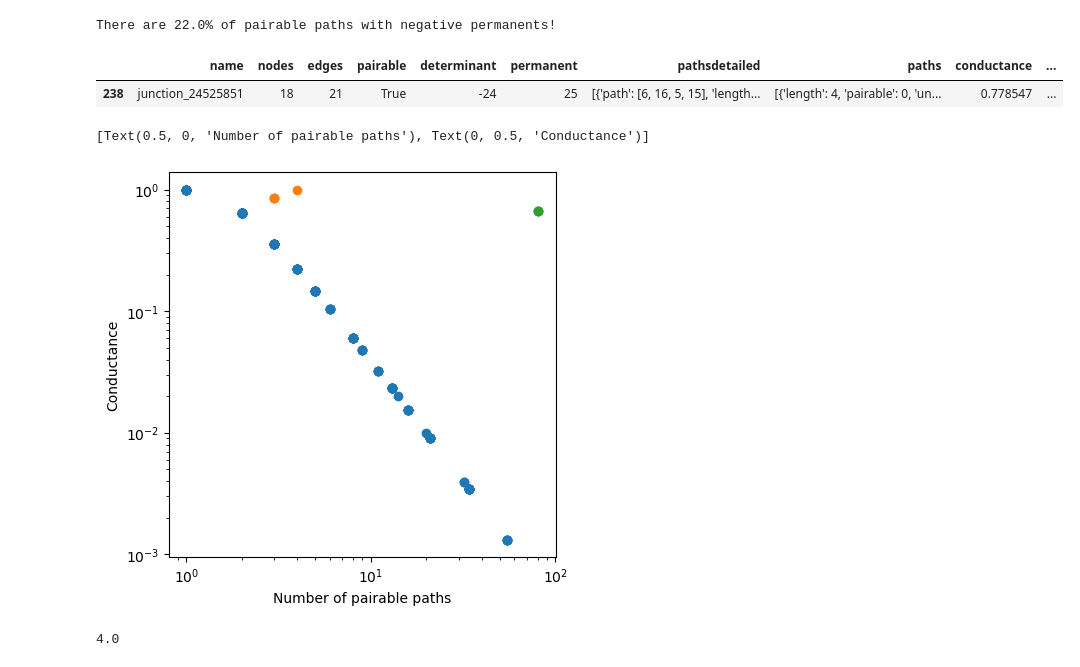
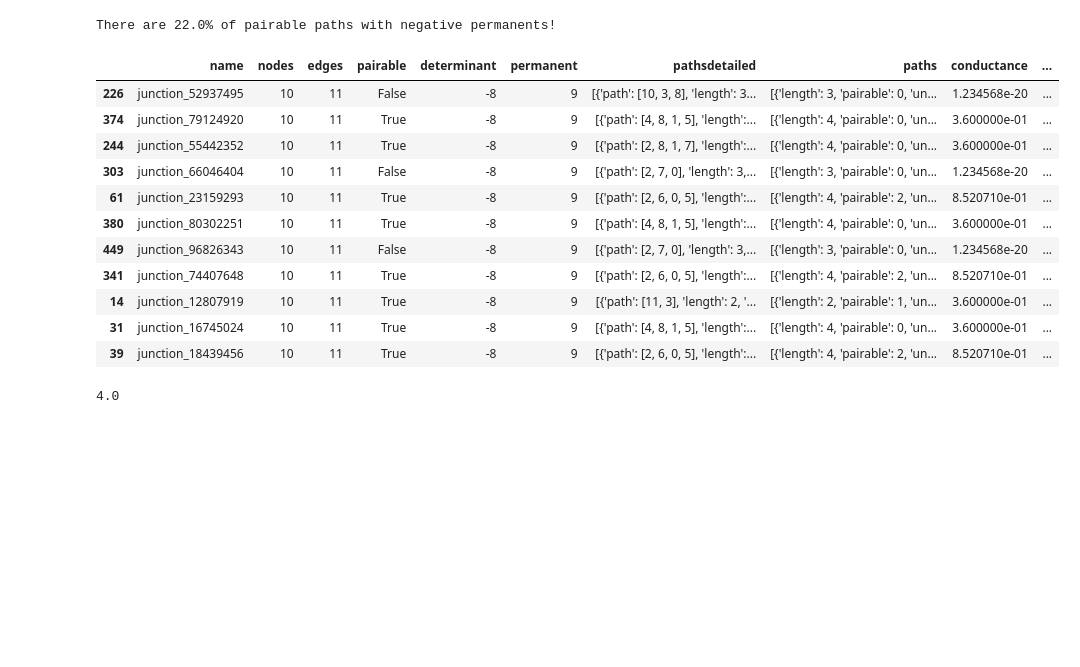
Before and after one commit to SoleilVermeil/grawiti, a Jupyter notebook: 3_analyse_conductance2.ipynb, the cells around one changed output. Saved outputs shown, nothing was run; the diff lists cells and outputs as text; code cells hidden in the pictures; blank space fills up the shorter version.

```diff
--- a/3_analyse_conductance2.ipynb
+++ b/3_analyse_conductance2.ipynb
@@ -21,42 +21,26 @@ df["unpairablepath_count"] = df["pathsdetailed"].apply(lambda x: len([y for y in
 df["min_permanent"] = df["pathsdetailed"].apply(lambda x: min([y["permanent"] for y in x]))
 df["max_permanent"] = df["pathsdetailed"].apply(lambda x: max([y["permanent"] for y in x]))
 
+df = df.sort_values(by="nodes")
+
 print(f'There are {df.query("pairable & min_permanent < 0").shape[0] / df.query("pairable").shape[0]:.1%} of pairable paths with negative permanents!')
 # %% [output]
 There are 22.0% of pairable paths with negative permanents!
 # %%
-display(df.query("max_permanent == 9"))
+display(df.query("nodes == 10 & edges == 11"))
 # %% [output]
 |  | name | nodes | edges | pairable | determinant | permanent | pathsdetailed | paths | conductance | ... |
-| 238 | junction_24525851 | 18 | 21 | True | -24 | 25 | [{'path': [6, 16, 5, 15], 'length... | [{'length': 4, 'pairable': 0, 'un... | 0.778547 | ... |
+| 226 | junction_52937495 | 10 | 11 | False | -8 | 9 | [{'path': [10, 3, 8], 'length': 3... | [{'length': 3, 'pairable': 0, 'un... | 1.234568e-20 | ... |
+| 374 | junction_79124920 | 10 | 11 | True | -8 | 9 | [{'path': [4, 8, 1, 5], 'length':... | [{'length': 4, 'pairable': 0, 'un... | 3.600000e-01 | ... |
+| 244 | junction_55442352 | 10 | 11 | True | -8 | 9 | [{'path': [2, 8, 1, 7], 'length':... | [{'length': 4, 'pairable': 0, 'un... | 3.600000e-01 | ... |
+| 303 | junction_66046404 | 10 | 11 | False | -8 | 9 | [{'path': [2, 7, 0], 'length': 3,... | [{'length': 3, 'pairable': 0, 'un... | 1.234568e-20 | ... |
+| 61 | junction_23159293 | 10 | 11 | True | -8 | 9 | [{'path': [2, 6, 0, 5], 'length':... | [{'length': 4, 'pairable': 2, 'un... | 8.520710e-01 | ... |
+| 380 | junction_80302251 | 10 | 11 | True | -8 | 9 | [{'path': [4, 8, 1, 5], 'length':... | [{'length': 4, 'pairable': 0, 'un... | 3.600000e-01 | ... |
+| 449 | junction_96826343 | 10 | 11 | False | -8 | 9 | [{'path': [2, 7, 0], 'length': 3,... | [{'length': 3, 'pairable': 0, 'un... | 1.234568e-20 | ... |
+| 341 | junction_74407648 | 10 | 11 | True | -8 | 9 | [{'path': [2, 6, 0, 5], 'length':... | [{'length': 4, 'pairable': 2, 'un... | 8.520710e-01 | ... |
+| 14 | junction_12807919 | 10 | 11 | True | -8 | 9 | [{'path': [11, 3], 'length': 2, '... | [{'length': 2, 'pairable': 1, 'un... | 3.600000e-01 | ... |
+| 31 | junction_16745024 | 10 | 11 | True | -8 | 9 | [{'path': [4, 8, 1, 5], 'length':... | [{'length': 4, 'pairable': 0, 'un... | 3.600000e-01 | ... |
+| 39 | junction_18439456 | 10 | 11 | True | -8 | 9 | [{'path': [2, 6, 0, 5], 'length':... | [{'length': 4, 'pairable': 2, 'un... | 8.520710e-01 | ... |
-# %%
-def f(x, a, b):
-    # c = 1 - a
-    # return a * np.exp(-b * x) + (1 - a)
-    return a * x**(-b)
-
-fig, ax = plt.subplots(figsize=(5, 5))
-for max_permanent in [1, 4, 16, 64]:
-    df_temp = df.query("max_permanent == @max_permanent & min_permanent >= 0")
-    x = df_temp["pairablepath_count"].values
-    y = df_temp["conductance"].values
-    if len(df_temp) == 0:
-        continue
-    ax.scatter(x, y, label=f"max permanent={max_permanent}")
-    if len(df_temp) > 1:
-        popt, pcov = curve_fit(f, x, y)
-        X = np.linspace(x.min(), x.max(), 100)
-        Y = f(X, *popt)
-        # ax.plot(X, Y, label=f"$y={popt[0]:.2f}\\exp(-{popt[1]:.2f}x)$")
-
-#ax.legend(loc='lower left')
-
-ax.set_xscale('log')
-ax.set_yscale('log')
-ax.set(xlabel='Number of pairable paths', ylabel='Conductance')
-# %% [output]
-[Text(0.5, 0, 'Number of pairable paths'), Text(0, 0.5, 'Conductance')]
-[figure, removed]
 # %%
 def perm(M, max_complexity: int) -> float:
     n = M.shape[0]
```
Also changed, not shown: parts of 3 cells of this notebook, 1 other file.
